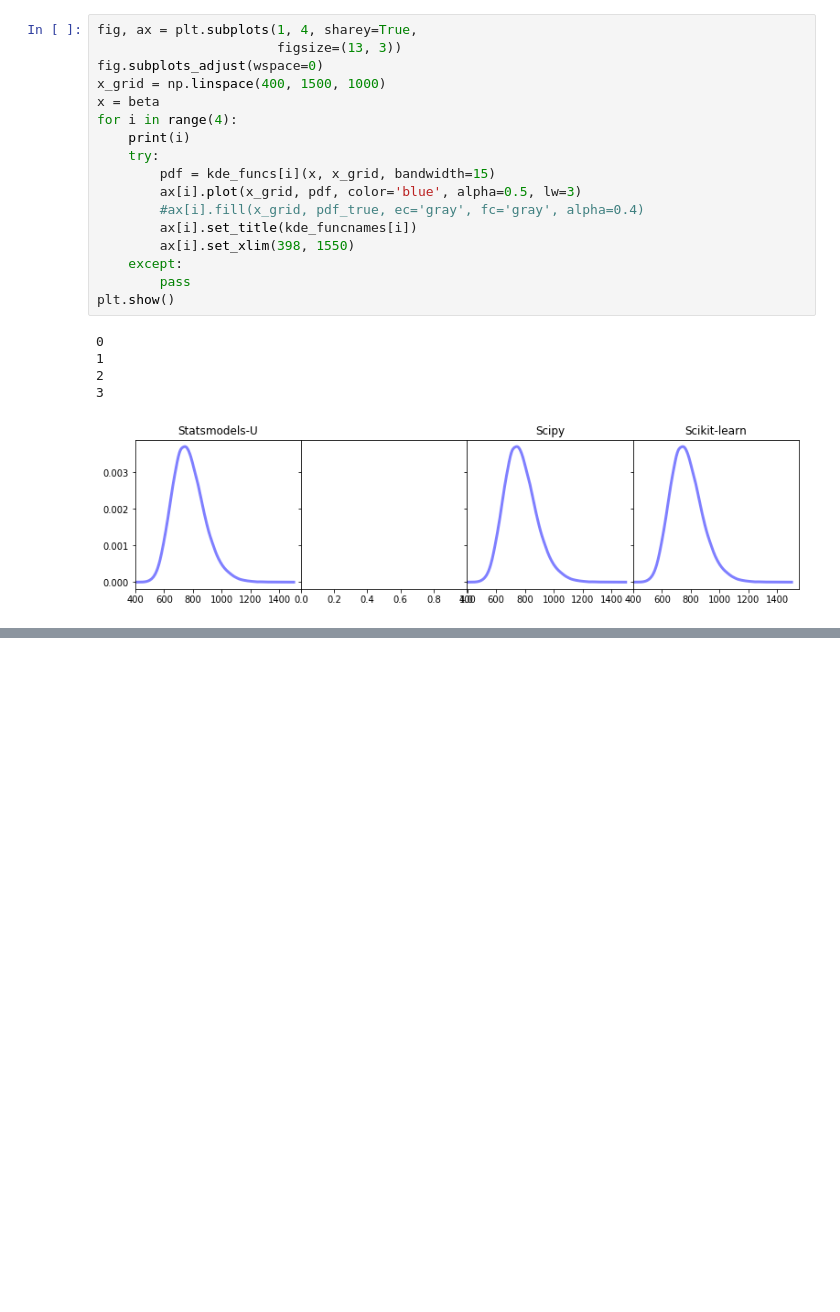
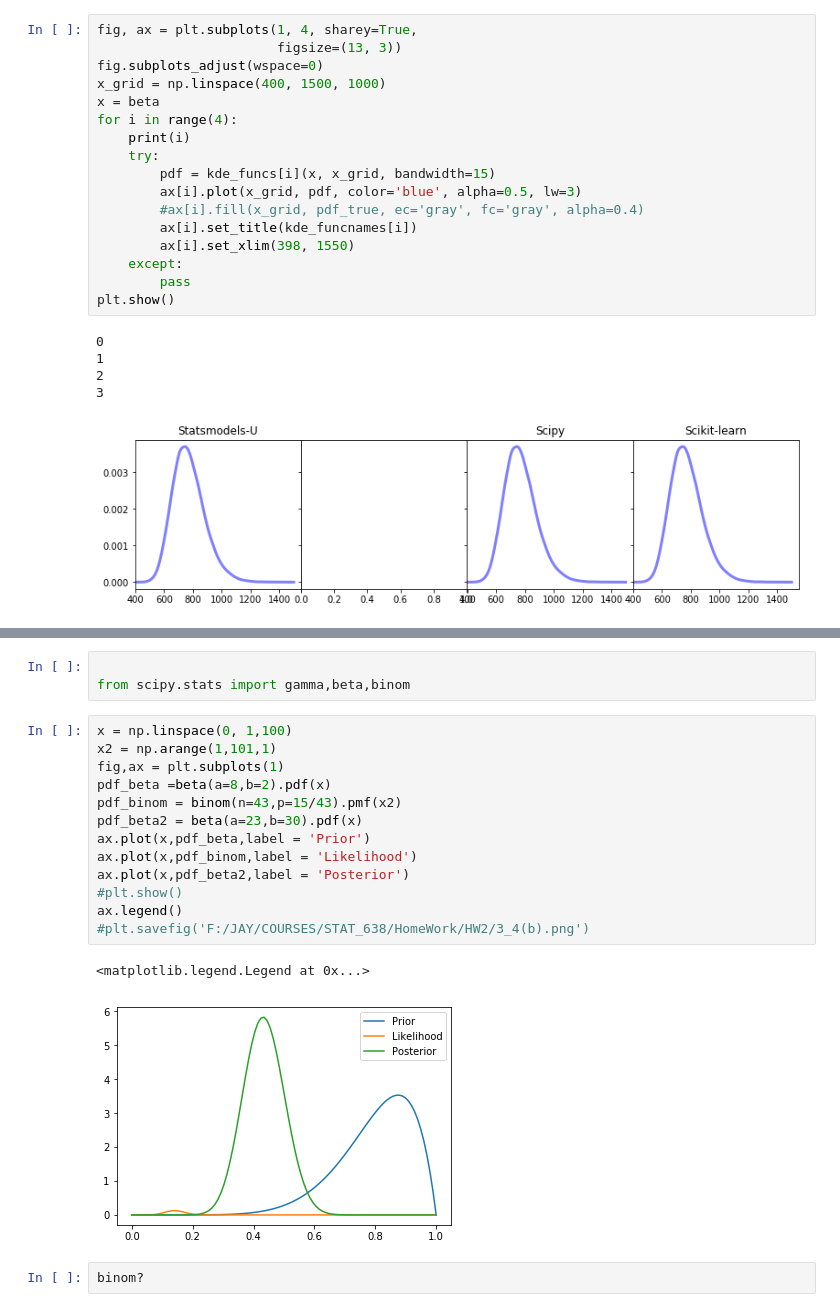
Before and after one commit to jayshah5696/Applied_Bayesian_Statistics, a Jupyter notebook: Bayesian_Stat_01.ipynb, the cells around one changed output, grey strips where cells are left out. Saved outputs shown, nothing was run; the diff lists cells and outputs as text; blank space fills up the shorter version.

Commit message:
Hw2 Plots

```diff
--- a/Bayesian_Stat_01.ipynb
+++ b/Bayesian_Stat_01.ipynb
@@ -153,0 +191,21 @@ plt.show()
+# %%
+
+from scipy.stats import gamma,beta,binom
+# %%
+x = np.linspace(0, 1,100)
+x2 = np.arange(1,101,1)
+fig,ax = plt.subplots(1)
+pdf_beta =beta(a=8,b=2).pdf(x)
+pdf_binom = binom(n=43,p=15/43).pmf(x2)
+pdf_beta2 = beta(a=23,b=30).pdf(x)
+ax.plot(x,pdf_beta,label = 'Prior')
+ax.plot(x,pdf_binom,label = 'Likelihood')
+ax.plot(x,pdf_beta2,label = 'Posterior')
+#plt.show()
+ax.legend()
+#plt.savefig('F:/JAY/COURSES/STAT_638/HomeWork/HW2/3_4(b).png')
+# %% [output]
+<matplotlib.legend.Legend at 0x...>
+[figure, added]
+# %%
+binom?
```
Also changed, not shown: parts of 16 cells of this notebook.
